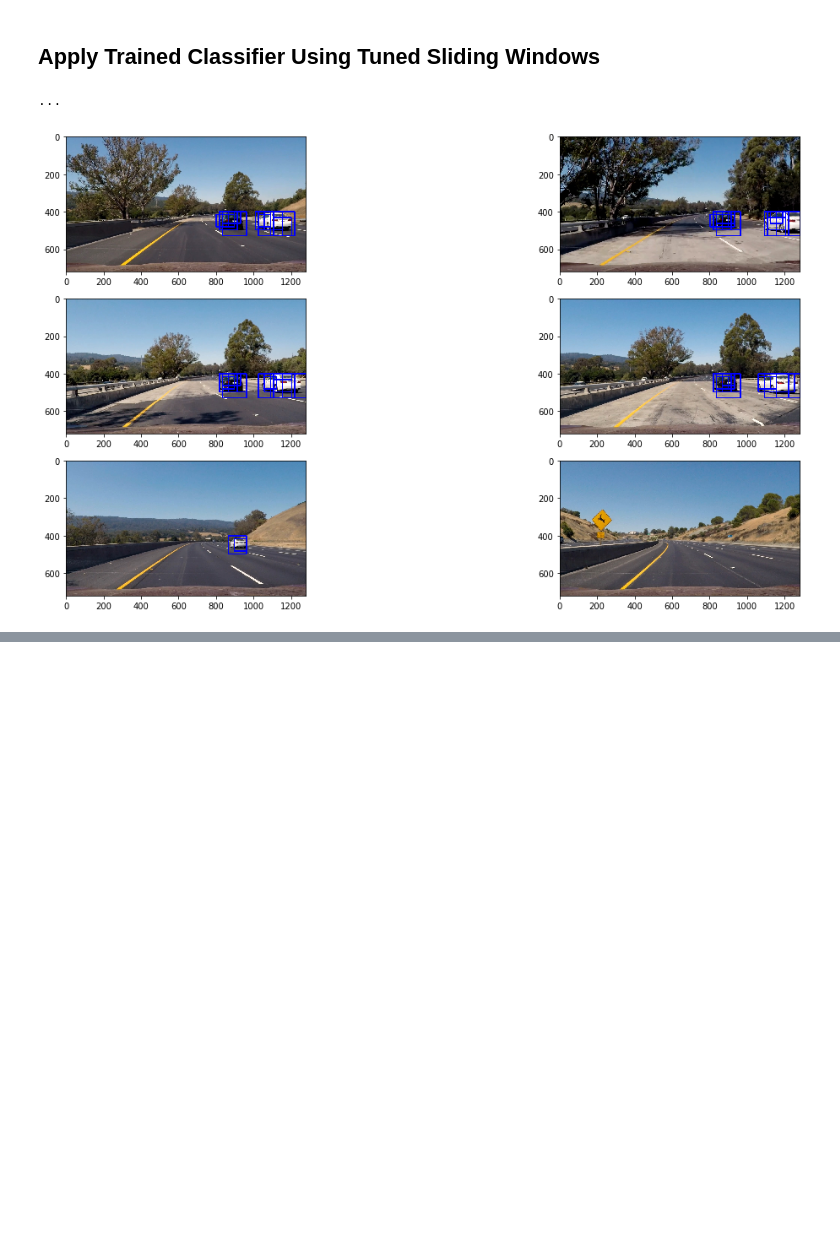
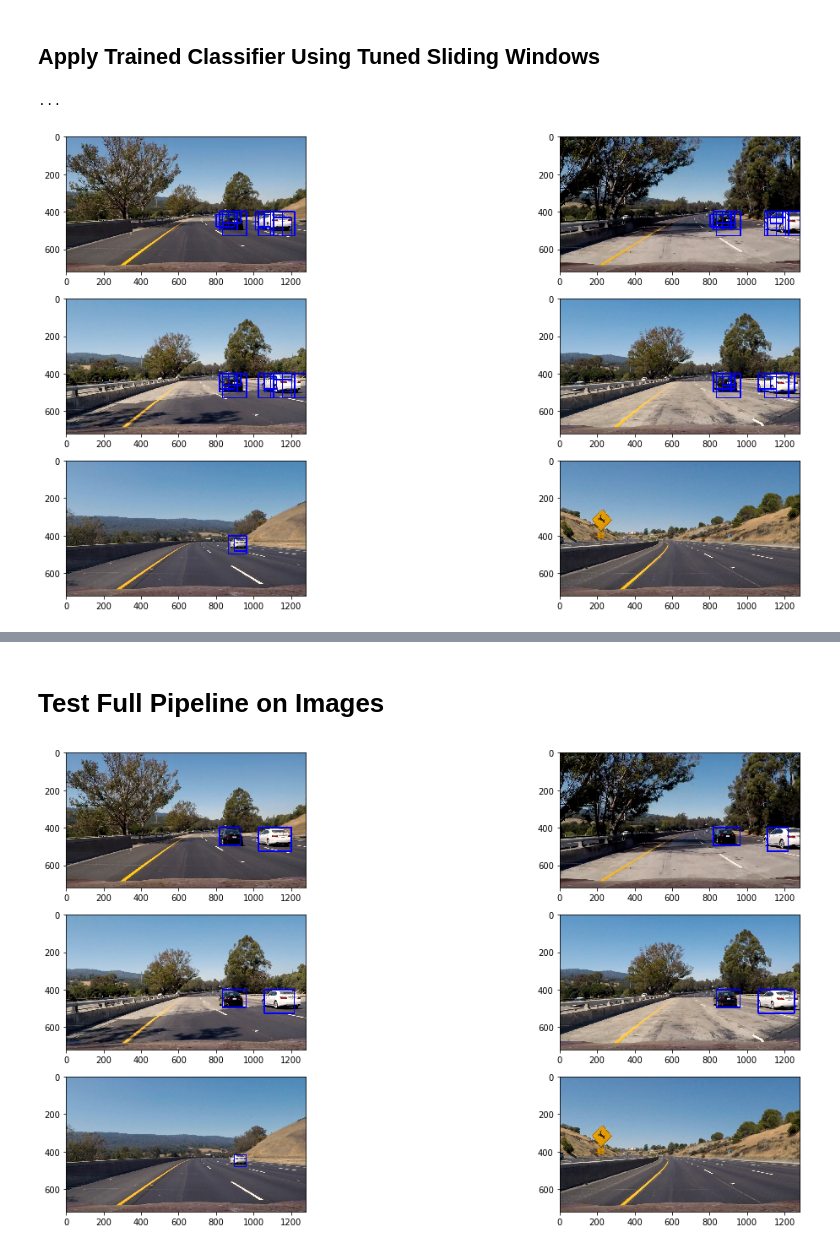
Before and after one commit to simonwisseler/HistogramOrientedGradients-SupportVectorMachine_VehicleDetection, a Jupyter notebook: detect_vehicles.ipynb, the cells around one changed output, grey strips where cells are left out. Drawn from its saved outputs; the diff is of its cells as text; code cells hidden in the pictures; blank space fills up the shorter version.

Commit message:
Add Heatmap and Labels to Pipeline and Test on Images

```diff
--- a/detect_vehicles.ipynb
+++ b/detect_vehicles.ipynb
@@ -574,7 +574,7 @@ def process_img(img, y_start_stop_vals, scale_fs, params, clf, scaler):
     a class instance holding parameters for feature extraction 'params',
     a trained classifier 'clf',
     and a scaler to scale features 'scaler'.
-    Returns copy of input image with bounding boxes drawn around identified vehicles
+    Returns copy of input image with bounding boxes drawn around identified vehicles 'output_img'
     """
     hits = []
     # loop through y_start_stop values
@@ -631,0 +634,20 @@ for i, img in enumerate(test_imgs_list):
+# %%
+# functions in this cell provided on Udacity's course
+
+def add_heat(heatmap, bbox_list):
+    # Iterate through list of bboxes
+    for box in bbox_list:
+        # Add += 1 for all pixels inside each bbox
+        # Assuming each "box" takes the form ((x1, y1), (x2, y2))
+        heatmap[box[0][1]:box[1][1], box[0][0]:box[1][0]] += 1
+
+    # Return updated heatmap
+    return heatmap
+
+def apply_threshold(heatmap, threshold):
+    # Zero out pixels below the threshold
+    heatmap[heatmap <= threshold] = 0
+    # Return thresholded map
+    return heatmap
+
+print('...')
@@ -631,0 +717,25 @@ for i, img in enumerate(test_imgs_list):
+# %% [markdown]
+# Test Full Pipeline on Images
+# %%
+# load test images into list object
+test_imgs_list = list(map(lambda img: mpimg.imread(img), glob.glob('./test_images/*.jpg')))
+
+# set up subplots to display images including bounding boxes
+fig, axes = plt.subplots(3, 2, figsize=(20, 10))
+fig.subplots_adjust(hspace = .2, wspace=.1)
+axes = axes.ravel()
+
+# loop through list of test images
+for i, img in enumerate(test_imgs_list):
+    # get output image, on which are drawn all windows where a vehicle was detected
+    output_img, _ = process_img_incl_heatmap_labels(img,
+                                                    y_start_stop_vals = y_start_stop_values,
+                                                    scale_fs = scale_factors,
+                                                    params = params,
+                                                    clf = svc,
+                                                    scaler = scaler)
+
+    # display output image
+    axes[i].imshow(output_img)
+# %% [output]
+[figure, added]
```
Also changed, not shown: parts of 3 cells of this notebook.
